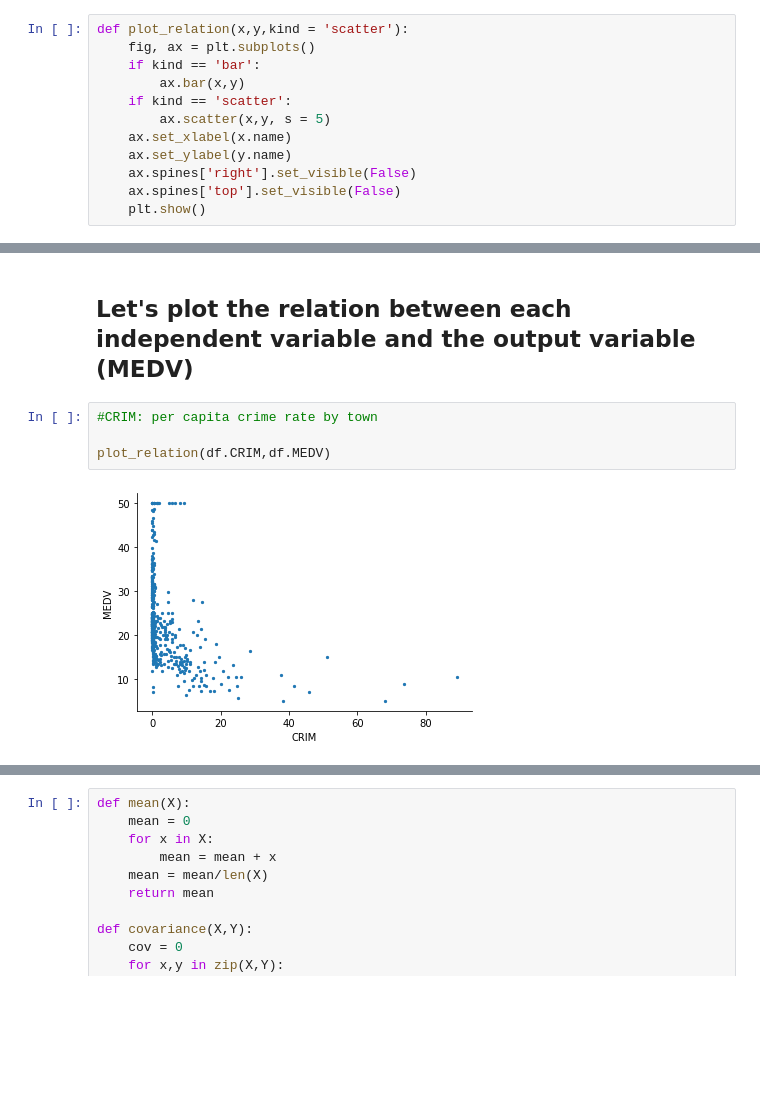
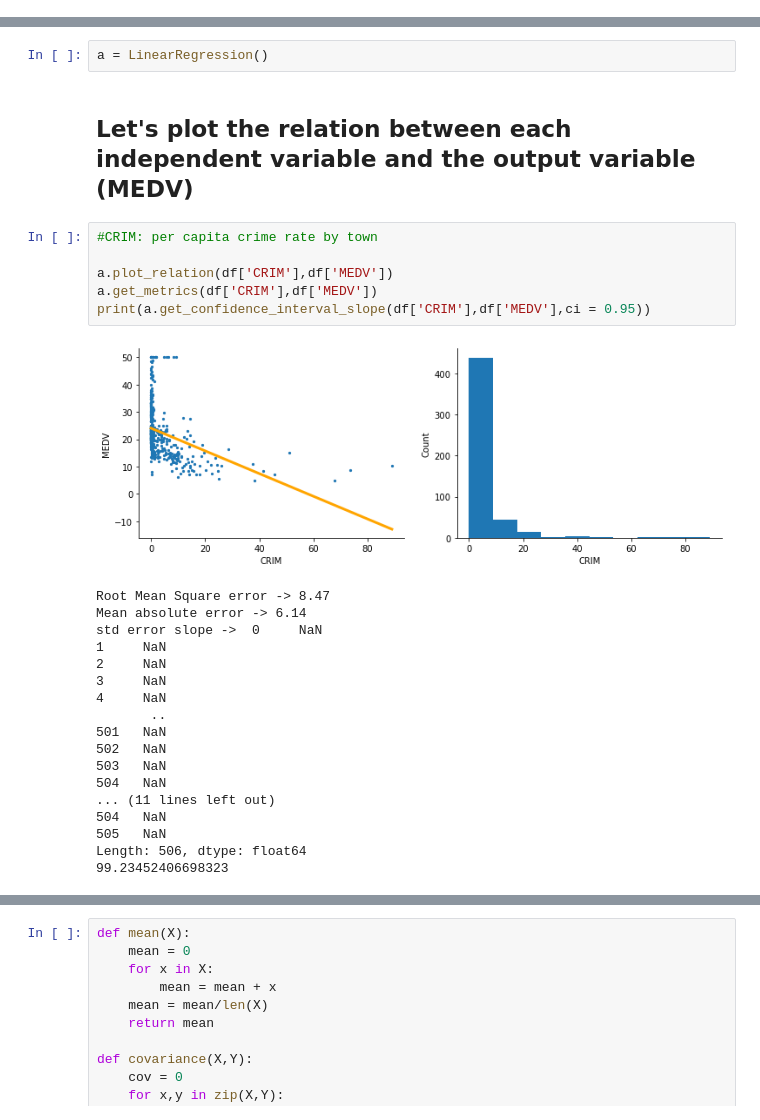
Before and after one commit to bereznik/Boston-House-Pricing, a Jupyter notebook: eda.ipynb, the cells around one changed output, grey strips where cells are left out. Cells and saved outputs as stored; diff of their text form; blank space fills up the shorter version.

Commit message:
added Linear Regression class with standard errors, confidence intervals and p values

```diff
--- a/eda.ipynb
+++ b/eda.ipynb
@@ -12,15 +13,3 @@ df.head()
 | 2 | 0.02729 | 0.0 | 7.07 | 0 | 0.469 | 7.185 | 61.1 | 4.9671 | 2 | 242.0 | 17.8 | ... |
 | 3 | 0.03237 | 0.0 | 2.18 | 0 | 0.458 | 6.998 | 45.8 | 6.0622 | 3 | 222.0 | 18.7 | ... |
 | 4 | 0.06905 | 0.0 | 2.18 | 0 | 0.458 | 7.147 | 54.2 | 6.0622 | 3 | 222.0 | 18.7 | ... |
-# %%
-def plot_relation(x,y,kind = 'scatter'):
-    fig, ax = plt.subplots()
-    if kind == 'bar':
-        ax.bar(x,y)
-    if kind == 'scatter':
-        ax.scatter(x,y, s = 5)
-    ax.set_xlabel(x.name)
-    ax.set_ylabel(y.name)
-    ax.spines['right'].set_visible(False)
-    ax.spines['top'].set_visible(False)
-    plt.show()
@@ -27,11 +96,32 @@ def plot_relation(x,y,kind = 'scatter'):
+# %%
+a = LinearRegression()
 # %% [markdown]
 ## Let's plot the relation between each independent variable and the output variable (MEDV)
 # %%
 #CRIM: per capita crime rate by town
 
-plot_relation(df.CRIM,df.MEDV)
+a.plot_relation(df['CRIM'],df['MEDV'])
+a.get_metrics(df['CRIM'],df['MEDV'])
+print(a.get_confidence_interval_slope(df['CRIM'],df['MEDV'],ci = 0.95))
 # %% [output]
-[figure, old version]
+[figure, new version]
+Root Mean Square error -> 8.47
+Mean absolute error -> 6.14
+std error slope ->  0     NaN
+1     NaN
+2     NaN
+3     NaN
+4     NaN
+       ..
+501   NaN
+502   NaN
+503   NaN
+504   NaN
+... (11 lines left out)
+504   NaN
+505   NaN
+Length: 506, dtype: float64
+99.23452406698323
 # %%
 # ZN: proportion of residential land zoned for lots over 25,000 sq.ft.
 
```
Also changed, not shown: parts of 23 cells of this notebook.
